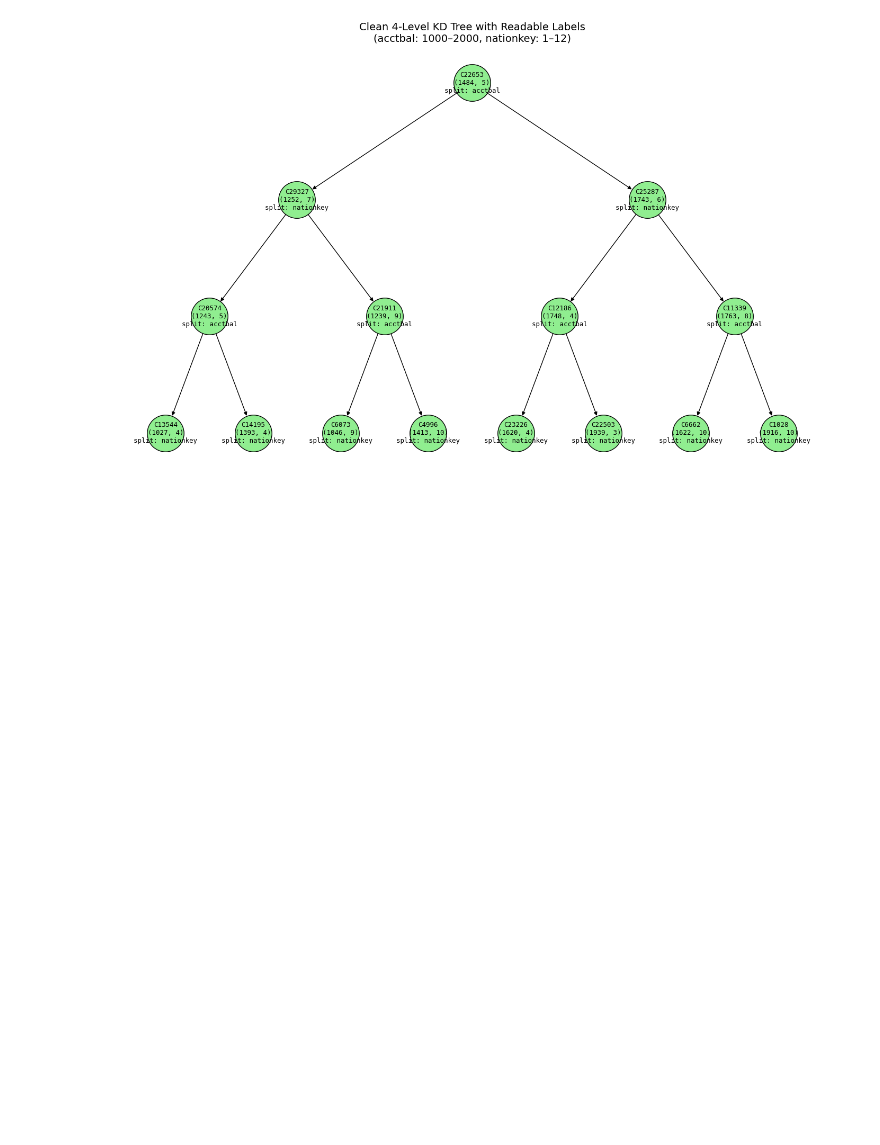
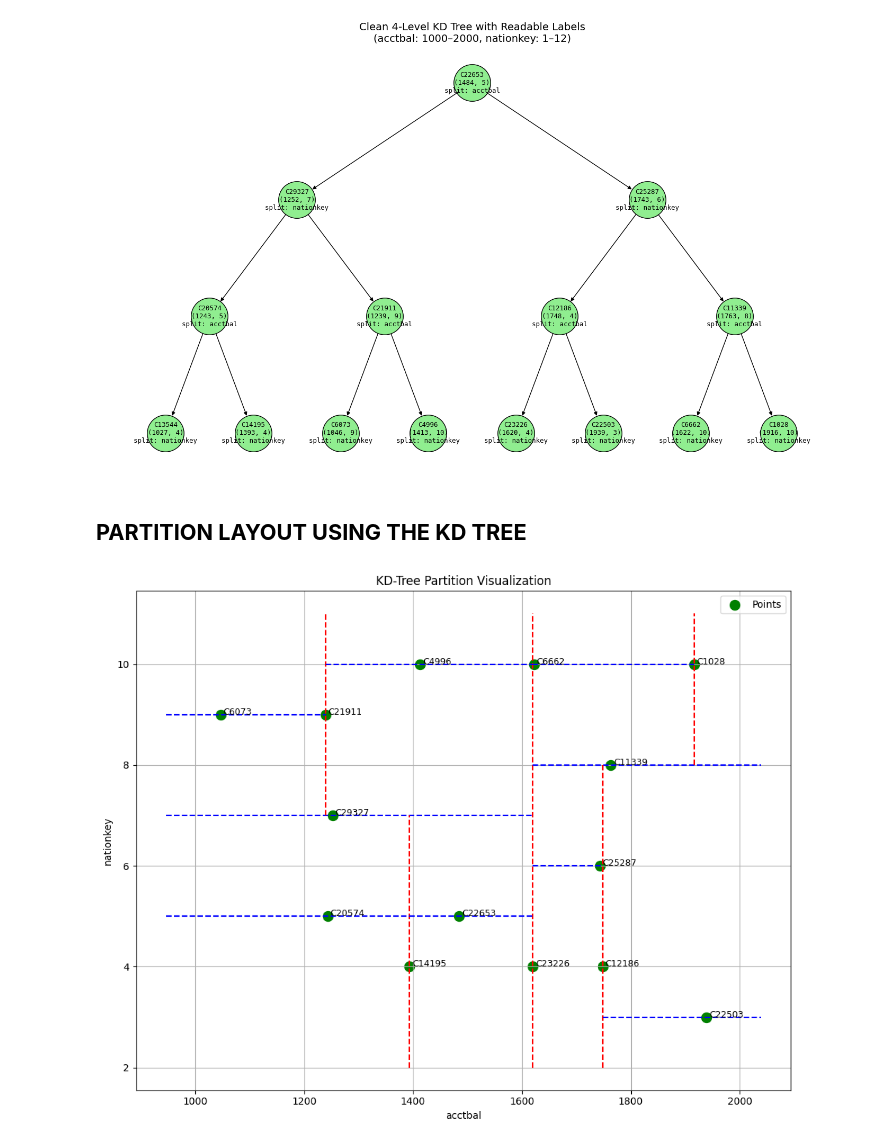
Before and after one commit to Mahima-Dewangan/SUMMER_PROJECT, a Jupyter notebook: KD-TREE/CODES/kd_tree.ipynb, the cells around one changed output. Saved outputs shown, nothing was run; the diff lists cells and outputs as text; code cells hidden in the pictures; blank space fills up the shorter version.

```diff
--- a/KD-TREE/CODES/kd_tree.ipynb
+++ b/KD-TREE/CODES/kd_tree.ipynb
@@ -98,3 +100,64 @@ Try using .loc[row_indexer,col_indexer] = value instead
 See the caveats in the documentation: https://pandas.pydata.org/pandas-docs/stable/user_guide/indexing.html#returning-a-view-versus-a-copy
   filtered_df["c_nationkey"] = filtered_df["c_nationkey"].round(0)
 [figure]
+# %% [markdown]
+## **PARTITION LAYOUT USING THE KD TREE**
+# %%
+import matplotlib.pyplot as plt
+import numpy as np
+
+# Sample 2D points and labels
+points = np.array([
+    [1484, 5], [1252, 7], [1243, 5], [1393, 4], [1239, 9], [1046, 9], [1413, 10],
+    [1743, 6], [1748, 4], [1620, 4], [1939, 3], [1763, 8], [1622, 10], [1916, 10]
+])
+labels = [
+    "C22653", "C29327", "C20574", "C14195", "C21911", "C6073", "C4996",
+    "C25287", "C12186", "C23226", "C22503", "C11339", "C6662", "C1028"
+]
+
+# Recursive KD-Tree splitting visualization
+def plot_kd_tree(ax, points, depth=0, bounds=None):
+    if len(points) == 0:
+        return
+
+    k = points.shape[1]
+    axis = depth % k
+    points = points[points[:, axis].argsort()]
+    median_idx = len(points) // 2
+    median_point = points[median_idx]
+
+    # Draw the splitting line
+    if bounds is None:
+        bounds = [[min(points[:, 0])-100, max(points[:, 0])+100], [min(points[:, 1])-1, max(points[:, 1])+1]]
+
+    if axis == 0:
+        ax.plot([median_point[0], median_point[0]], bounds[1], 'r--')
+        left_bounds = [[bounds[0][0], median_point[0]], bounds[1]]
+        right_bounds = [[median_point[0], bounds[0][1]], bounds[1]]
+    else:
+        ax.plot(bounds[0], [median_point[1], median_point[1]], 'b--')
+        left_bounds = [bounds[0], [bounds[1][0], median_point[1]]]
+        right_bounds = [bounds[0], [median_point[1], bounds[1][1]]]
+
+    # Recursively split
+    plot_kd_tree(ax, points[:median_idx], depth + 1, left_bounds)
+    plot_kd_tree(ax, points[median_idx + 1:], depth + 1, right_bounds)
+
+# Plot the KD-tree splits
+fig, ax = plt.subplots(figsize=(10, 8))
+ax.scatter(points[:, 0], points[:, 1], c='green', s=100, label="Points")
+for i, label in enumerate(labels):
+    ax.text(points[i, 0] + 5, points[i, 1], label, fontsize=9)
+
+plot_kd_tree(ax, points)
+
+ax.set_xlabel("acctbal")
+ax.set_ylabel("nationkey")
+ax.set_title("KD-Tree Partition Visualization")
+ax.legend()
+plt.grid(True)
+plt.tight_layout()
+plt.show()
+# %% [output]
+[figure, added]
```
Also changed, not shown: parts of 1 cell of this notebook, 20 other files.
